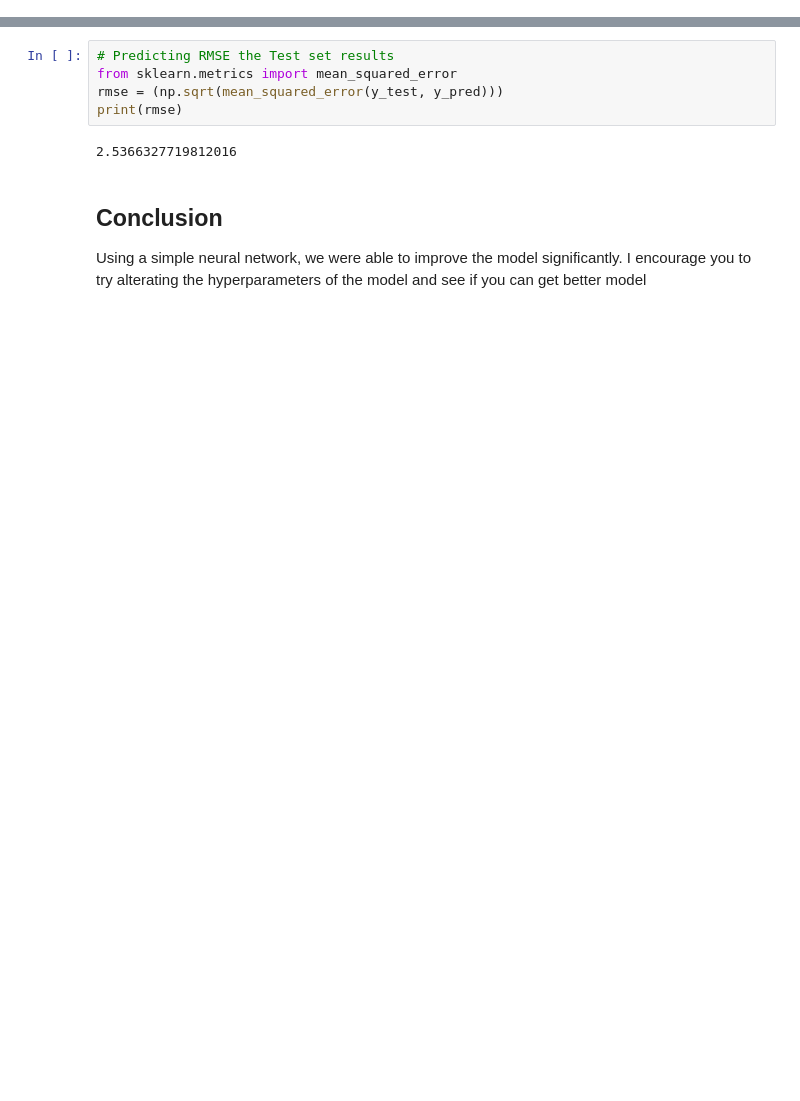
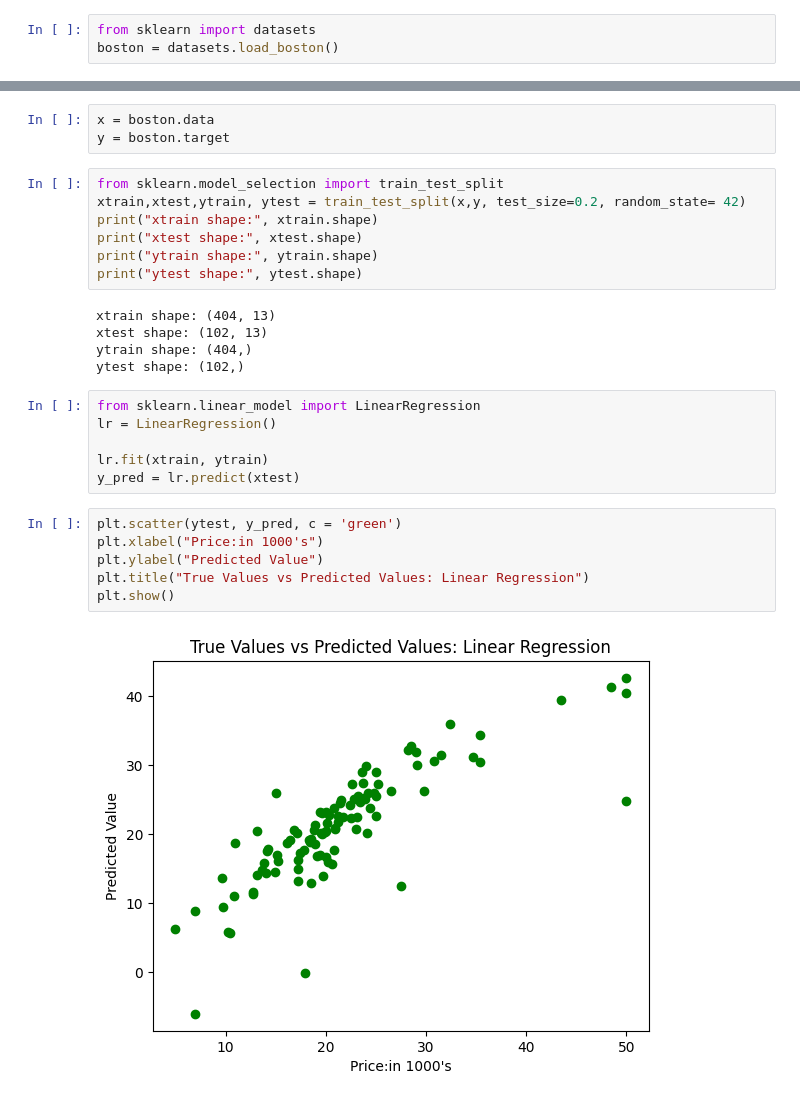
Before and after one commit to Ankrp7887/LP-V, a Jupyter notebook: Deep Learning(DL)/Assignment 1 Linear regression DNN - Boston housing/1.ipynb, the cells around one changed output, grey strips where cells are left out. Drawn from its saved outputs; the diff is of its cells as text; blank space fills up the shorter version.

```diff
--- a/Deep Learning(DL)/Assignment 1 Linear regression DNN - Boston housing/1.ipynb
+++ b/Deep Learning(DL)/Assignment 1 Linear regression DNN - Boston housing/1.ipynb
@@ -7,0 +16,3 @@ df = pd.read_csv('housing.csv', header=None, delimiter=r"\s+", names=column_name
+# %%
+from sklearn import datasets
+boston = datasets.load_boston()
@@ -293,12 +87,29 @@ print(r2)
-# %%
-# Predicting RMSE the Test set results
-from sklearn.metrics import mean_squared_error
-rmse = (np.sqrt(mean_squared_error(y_test, y_pred)))
-print(rmse)
-# %% [output]
-2.5366327719812016
-# %% [markdown]
-<a id = 'conclude'></a>
-## Conclusion
-
-Using a simple neural network, we were able to improve the model significantly. I encourage you to try alterating the hyperparameters of the model and see if you can get better model
+# %%
+x = boston.data
+y = boston.target
+# %%
+from sklearn.model_selection import train_test_split
+xtrain,xtest,ytrain, ytest = train_test_split(x,y, test_size=0.2, random_state= 42)
+print("xtrain shape:", xtrain.shape)
+print("xtest shape:", xtest.shape)
+print("ytrain shape:", ytrain.shape)
+print("ytest shape:", ytest.shape)
+# %% [output]
+xtrain shape: (404, 13)
+xtest shape: (102, 13)
+ytrain shape: (404,)
+ytest shape: (102,)
+# %%
+from sklearn.linear_model import LinearRegression
+lr = LinearRegression()
+
+lr.fit(xtrain, ytrain)
+y_pred = lr.predict(xtest)
+# %%
+plt.scatter(ytest, y_pred, c = 'green')
+plt.xlabel("Price:in 1000's")
+plt.ylabel("Predicted Value")
+plt.title("True Values vs Predicted Values: Linear Regression")
+plt.show()
+# %% [output]
+[figure, added]
```
Also changed, not shown: parts of 39 cells of this notebook, 3 other files.
